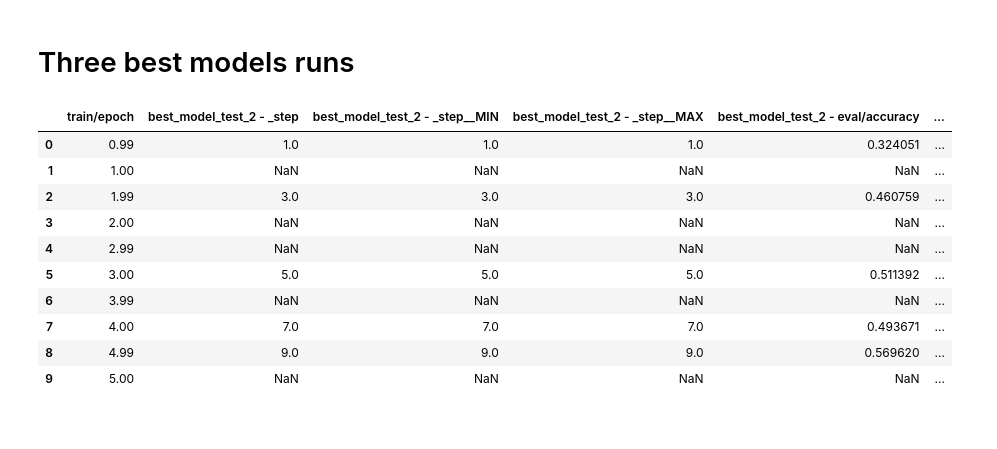
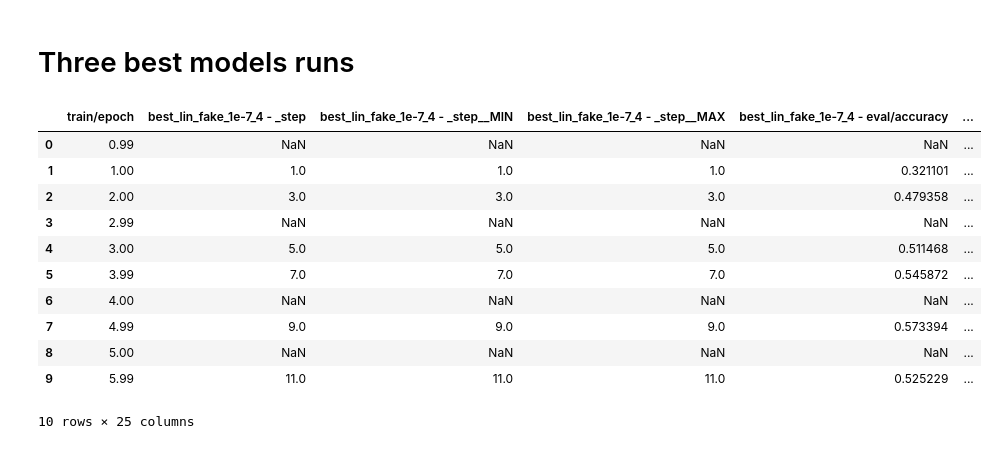
Before and after one commit to PulyaPolya/genres, a Jupyter notebook: ast_model/visualisations_hpo.ipynb, the cells around one changed output. Cells and saved outputs as stored; diff of their text form; code cells hidden in the pictures.

```diff
--- a/ast_model/visualisations_hpo.ipynb
+++ b/ast_model/visualisations_hpo.ipynb
@@ -475,20 +475,21 @@ df.sort_values(by= "eval/accuracy", axis = 0, ascending=False).tail(10)
 # Three best models runs
 # %%
 import pandas as pd
-df = pd.read_csv("wandb_logs\wandb_three_models_runs.csv")
+df = pd.read_csv(r"C:\Users\Marina\genres\ast_model\wandb_logs\best_4_runs_fake_15.csv")
 df.head(10)
 # %% [output]
-|  | train/epoch | best_model_test_2 - _step | best_model_test_2 - _step__MIN | best_model_test_2 - _step__MAX | best_model_test_2 - eval/accuracy | ... |
-| 0 | 0.99 | 1.0 | 1.0 | 1.0 | 0.324051 | ... |
-| 1 | 1.00 | NaN | NaN | NaN | NaN | ... |
-| 2 | 1.99 | 3.0 | 3.0 | 3.0 | 0.460759 | ... |
-| 3 | 2.00 | NaN | NaN | NaN | NaN | ... |
-| 4 | 2.99 | NaN | NaN | NaN | NaN | ... |
-| 5 | 3.00 | 5.0 | 5.0 | 5.0 | 0.511392 | ... |
-| 6 | 3.99 | NaN | NaN | NaN | NaN | ... |
-| 7 | 4.00 | 7.0 | 7.0 | 7.0 | 0.493671 | ... |
-| 8 | 4.99 | 9.0 | 9.0 | 9.0 | 0.569620 | ... |
-| 9 | 5.00 | NaN | NaN | NaN | NaN | ... |
+|  | train/epoch | best_lin_fake_1e-7_4 - _step | best_lin_fake_1e-7_4 - _step__MIN | best_lin_fake_1e-7_4 - _step__MAX | best_lin_fake_1e-7_4 - eval/accuracy | ... |
+| 0 | 0.99 | NaN | NaN | NaN | NaN | ... |
+| 1 | 1.00 | 1.0 | 1.0 | 1.0 | 0.321101 | ... |
+| 2 | 2.00 | 3.0 | 3.0 | 3.0 | 0.479358 | ... |
+| 3 | 2.99 | NaN | NaN | NaN | NaN | ... |
+| 4 | 3.00 | 5.0 | 5.0 | 5.0 | 0.511468 | ... |
+| 5 | 3.99 | 7.0 | 7.0 | 7.0 | 0.545872 | ... |
+| 6 | 4.00 | NaN | NaN | NaN | NaN | ... |
+| 7 | 4.99 | 9.0 | 9.0 | 9.0 | 0.573394 | ... |
+| 8 | 5.00 | NaN | NaN | NaN | NaN | ... |
+| 9 | 5.99 | 11.0 | 11.0 | 11.0 | 0.525229 | ... |
+10 rows × 25 columns
 # %%
 columns = df.columns
 columns_to_drop = [column for column in columns if (column.endswith("MAX") or column.endswith("MIN") or column.endswith("step"))]
```
Also changed, not shown: parts of 11 cells of this notebook, 1 other file.
